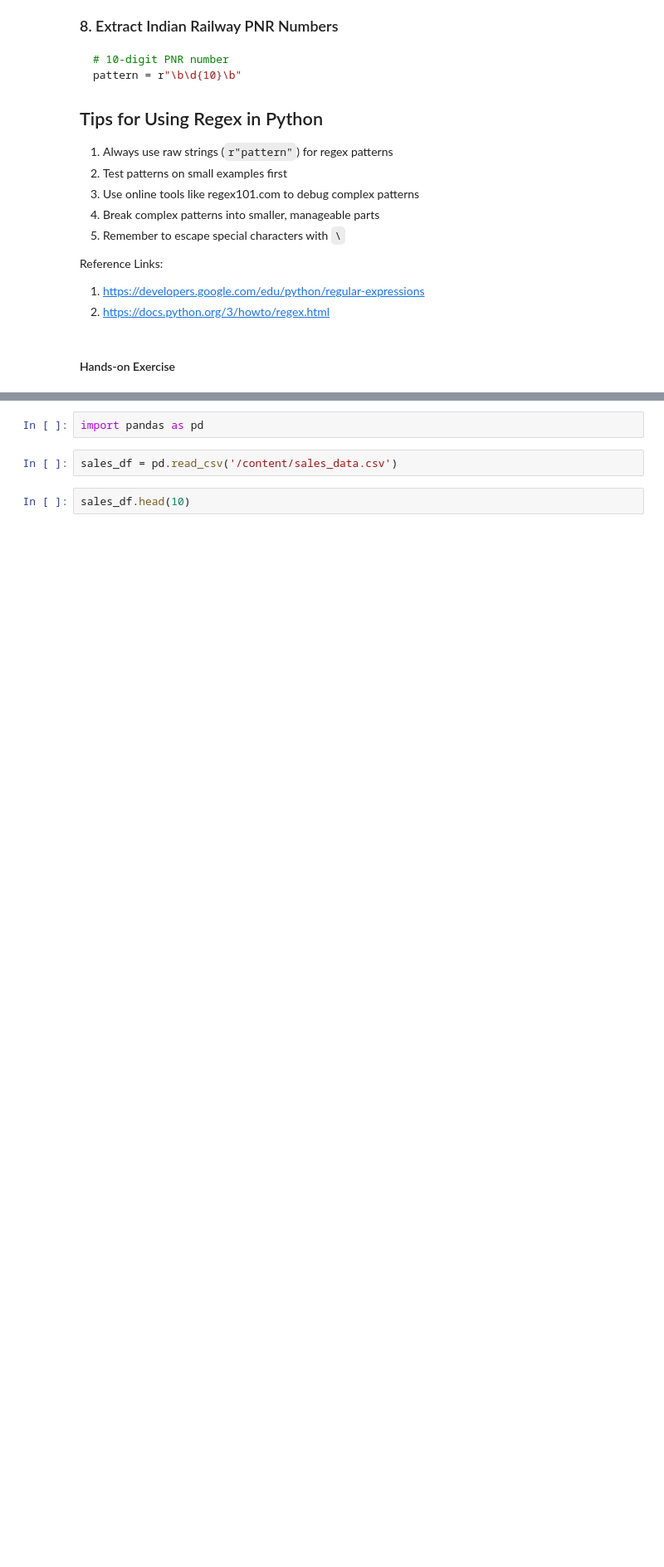
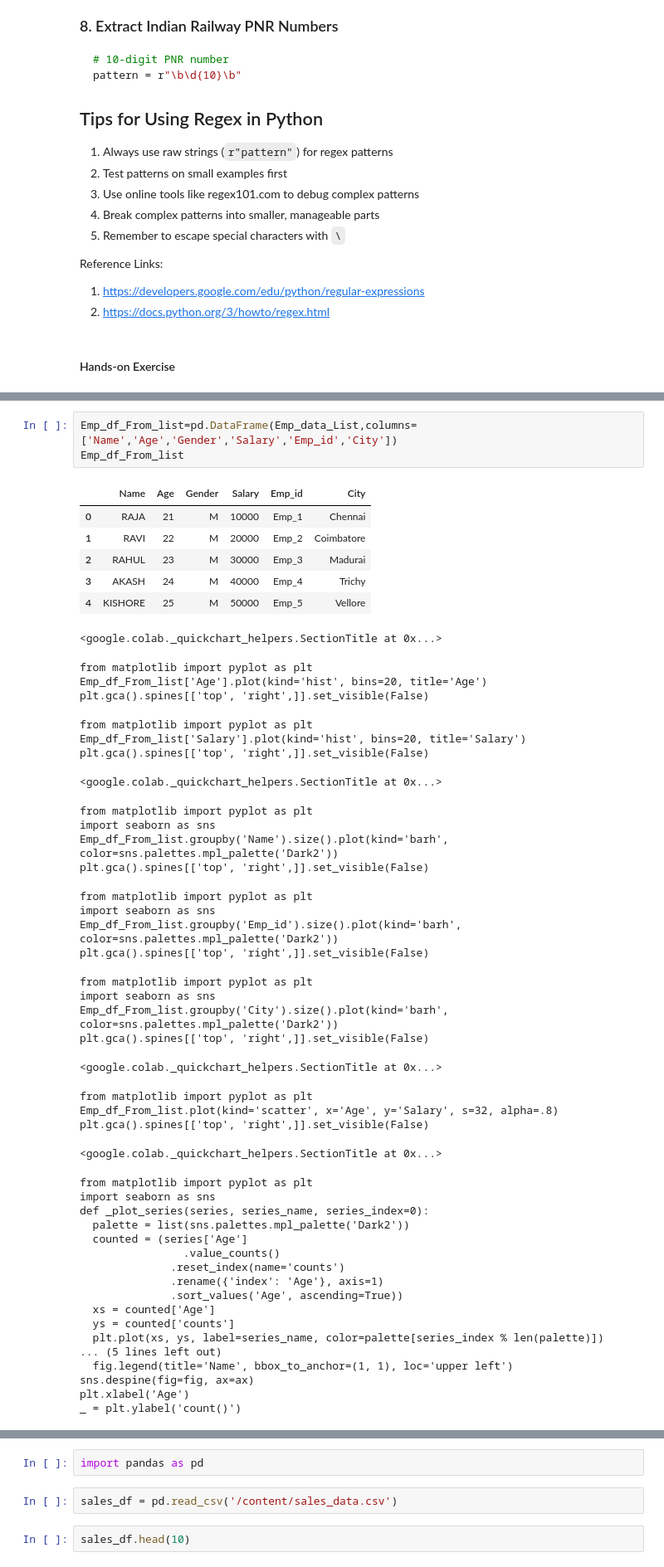
Before and after one commit to Infant-Joshva/Data-Science-learning-path, a Jupyter notebook: Practice Colab.ipynb, the cells around one changed output, grey strips where cells are left out. Shown at 83% size. Saved outputs shown, nothing was run; the diff lists cells and outputs as text; blank space fills up the shorter version.

```diff
--- a/Practice Colab.ipynb
+++ b/Practice Colab.ipynb
@@ -4054,0 +4204,52 @@ Reference Links:
+# %%
+Emp_df_From_list=pd.DataFrame(Emp_data_List,columns=['Name','Age','Gender','Salary','Emp_id','City'])
+Emp_df_From_list
+# %% [output]
+|  | Name | Age | Gender | Salary | Emp_id | City |
+| 0 | RAJA | 21 | M | 10000 | Emp_1 | Chennai |
+| 1 | RAVI | 22 | M | 20000 | Emp_2 | Coimbatore |
+| 2 | RAHUL | 23 | M | 30000 | Emp_3 | Madurai |
+| 3 | AKASH | 24 | M | 40000 | Emp_4 | Trichy |
+| 4 | KISHORE | 25 | M | 50000 | Emp_5 | Vellore |
+<google.colab._quickchart_helpers.SectionTitle at 0x...>
+from matplotlib import pyplot as plt
+Emp_df_From_list['Age'].plot(kind='hist', bins=20, title='Age')
+plt.gca().spines[['top', 'right',]].set_visible(False)
+from matplotlib import pyplot as plt
+Emp_df_From_list['Salary'].plot(kind='hist', bins=20, title='Salary')
+plt.gca().spines[['top', 'right',]].set_visible(False)
+<google.colab._quickchart_helpers.SectionTitle at 0x...>
+from matplotlib import pyplot as plt
+import seaborn as sns
+Emp_df_From_list.groupby('Name').size().plot(kind='barh', color=sns.palettes.mpl_palette('Dark2'))
+plt.gca().spines[['top', 'right',]].set_visible(False)
+from matplotlib import pyplot as plt
+import seaborn as sns
+Emp_df_From_list.groupby('Emp_id').size().plot(kind='barh', color=sns.palettes.mpl_palette('Dark2'))
+plt.gca().spines[['top', 'right',]].set_visible(False)
+from matplotlib import pyplot as plt
+import seaborn as sns
+Emp_df_From_list.groupby('City').size().plot(kind='barh', color=sns.palettes.mpl_palette('Dark2'))
+plt.gca().spines[['top', 'right',]].set_visible(False)
+<google.colab._quickchart_helpers.SectionTitle at 0x...>
+from matplotlib import pyplot as plt
+Emp_df_From_list.plot(kind='scatter', x='Age', y='Salary', s=32, alpha=.8)
+plt.gca().spines[['top', 'right',]].set_visible(False)
+<google.colab._quickchart_helpers.SectionTitle at 0x...>
+from matplotlib import pyplot as plt
+import seaborn as sns
+def _plot_series(series, series_name, series_index=0):
+  palette = list(sns.palettes.mpl_palette('Dark2'))
+  counted = (series['Age']
+                .value_counts()
+              .reset_index(name='counts')
+              .rename({'index': 'Age'}, axis=1)
+              .sort_values('Age', ascending=True))
+  xs = counted['Age']
+  ys = counted['counts']
+  plt.plot(xs, ys, label=series_name, color=palette[series_index % len(palette)])
+... (5 lines left out)
+  fig.legend(title='Name', bbox_to_anchor=(1, 1), loc='upper left')
+sns.despine(fig=fig, ax=ax)
+plt.xlabel('Age')
+_ = plt.ylabel('count()')
```
Also changed, not shown: parts of 20 cells of this notebook.
